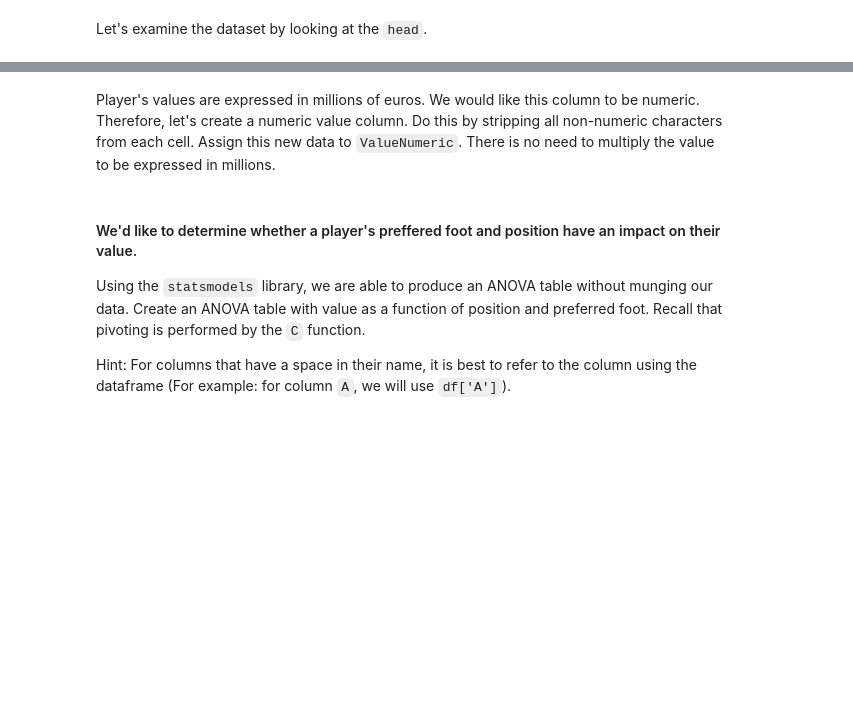
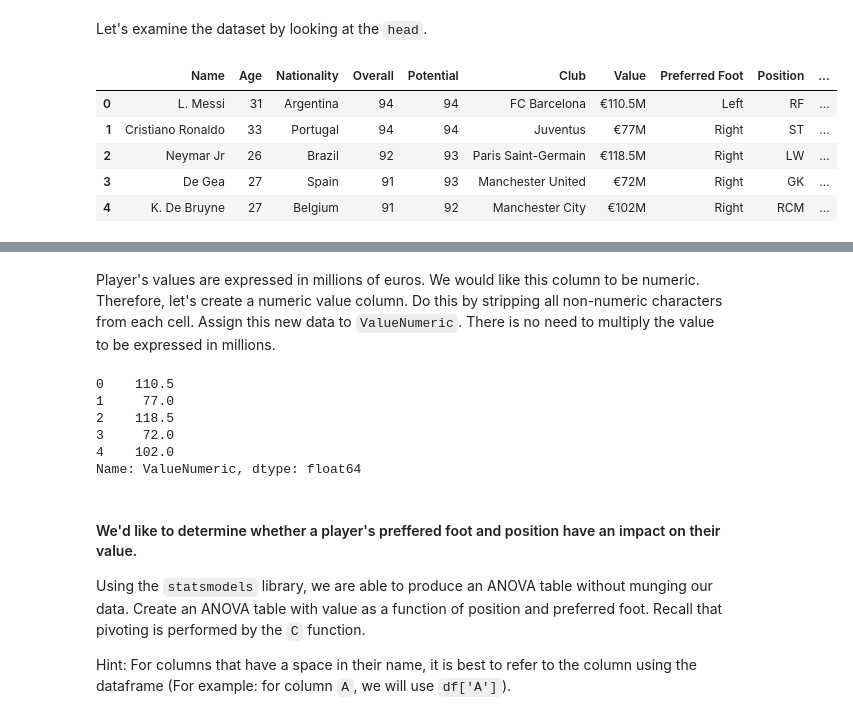
Before and after one commit to ta-datapt-bcn/lab-correlation-tests-with-scipy, a Jupyter notebook: your-code/main.ipynb, the cells around one changed output, grey strips where cells are left out. Drawn from its saved outputs; the diff is of its cells as text; code cells hidden in the pictures; blank space fills up the shorter version.

```diff
--- a/your-code/main.ipynb
+++ b/your-code/main.ipynb
@@ -18,3 +33,12 @@ fifa = pd.read_csv('fifa.csv')
 Let's examine the dataset by looking at the `head`.
 # %%
 # Your code here:
+fifa.head()
+fifa.tail()
+# %% [output]
+|  | Name | Age | Nationality | Overall | Potential | Club | Value | Preferred Foot | Position | ... |
+| 0 | L. Messi | 31 | Argentina | 94 | 94 | FC Barcelona | €110.5M | Left | RF | ... |
+| 1 | Cristiano Ronaldo | 33 | Portugal | 94 | 94 | Juventus | €77M | Right | ST | ... |
+| 2 | Neymar Jr | 26 | Brazil | 92 | 93 | Paris Saint-Germain | €118.5M | Right | LW | ... |
+| 3 | De Gea | 27 | Spain | 91 | 93 | Manchester United | €72M | Right | GK | ... |
+| 4 | K. De Bruyne | 27 | Belgium | 91 | 92 | Manchester City | €102M | Right | RCM | ... |
@@ -25,3 +55,21 @@ Player's values are expressed in millions of euros. We would like this column to
+# %%
+# Your code here:
+
+def clean(series):
+    pattern='€|M|K'
+    series = series.replace(regex=pattern, value='')
+    return series
+
+fifa['ValueNumeric'] = pd.to_numeric(clean(fifa['Value']))
+
+fifa['ValueNumeric'].head()
+# %% [output]
+0    110.5
+1     77.0
+2    118.5
+3     72.0
+4    102.0
+Name: ValueNumeric, dtype: float64
 # %% [markdown]
 #### We'd like to determine whether a player's preffered foot and position have an impact on their value.
 
```
Also changed, not shown: parts of 25 cells of this notebook.
